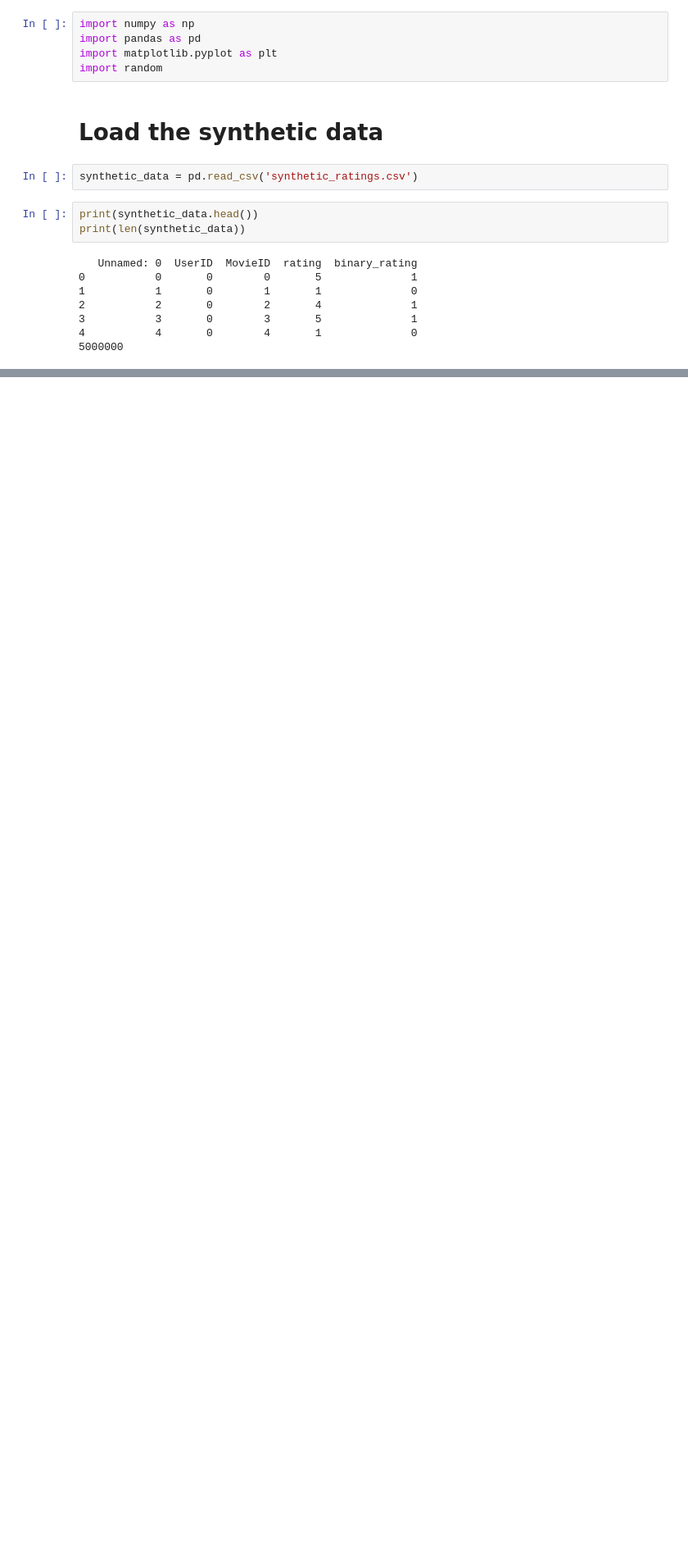
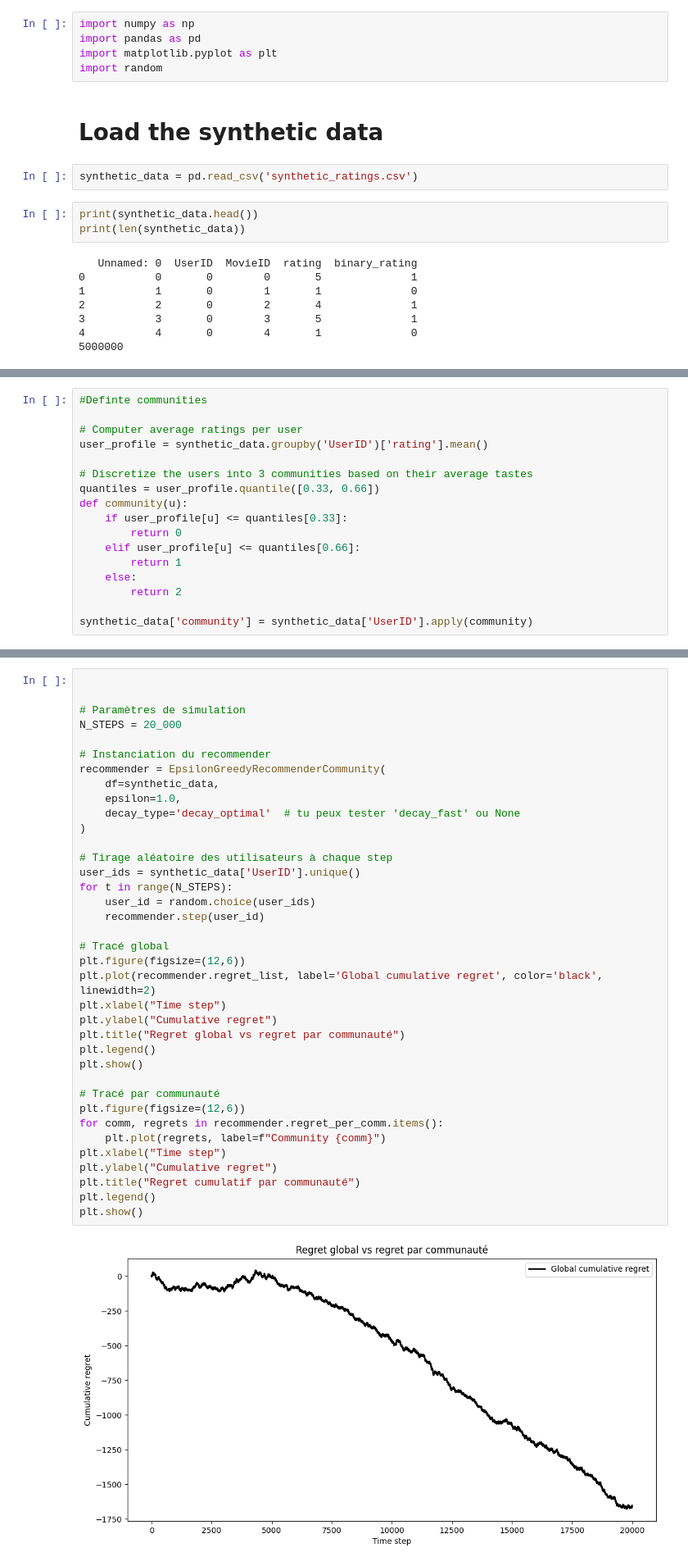
Before and after one commit to lealagonotte/Advanced_ML, a Jupyter notebook: synthetic_epsgreedy.ipynb, the cells around one changed output, grey strips where cells are left out. Shown at 82% size. Saved outputs shown, nothing was run; the diff lists cells and outputs as text; blank space fills up the shorter version.

```diff
--- a/synthetic_epsgreedy.ipynb
+++ b/synthetic_epsgreedy.ipynb
@@ -107,0 +180,17 @@ plt.show()
+# %%
+#Definte communities
+
+# Computer average ratings per user
+user_profile = synthetic_data.groupby('UserID')['rating'].mean()
+
+# Discretize the users into 3 communities based on their average tastes
+quantiles = user_profile.quantile([0.33, 0.66])
+def community(u):
+    if user_profile[u] <= quantiles[0.33]:
+        return 0
+    elif user_profile[u] <= quantiles[0.66]:
+        return 1
+    else:
+        return 2
+
+synthetic_data['community'] = synthetic_data['UserID'].apply(community)
@@ -107,0 +281,39 @@ plt.show()
+# %%
+
+
+# Paramètres de simulation
+N_STEPS = 20_000
+
+# Instanciation du recommender
+recommender = EpsilonGreedyRecommenderCommunity(
+    df=synthetic_data,
+    epsilon=1.0,
+    decay_type='decay_optimal'  # tu peux tester 'decay_fast' ou None
+)
+
+# Tirage aléatoire des utilisateurs à chaque step
+user_ids = synthetic_data['UserID'].unique()
+for t in range(N_STEPS):
+    user_id = random.choice(user_ids)
+    recommender.step(user_id)
+
+# Tracé global
+plt.figure(figsize=(12,6))
+plt.plot(recommender.regret_list, label='Global cumulative regret', color='black', linewidth=2)
+plt.xlabel("Time step")
+plt.ylabel("Cumulative regret")
+plt.title("Regret global vs regret par communauté")
+plt.legend()
+plt.show()
+
+# Tracé par communauté
+plt.figure(figsize=(12,6))
+for comm, regrets in recommender.regret_per_comm.items():
+    plt.plot(regrets, label=f"Community {comm}")
+plt.xlabel("Time step")
+plt.ylabel("Cumulative regret")
+plt.title("Regret cumulatif par communauté")
+plt.legend()
+plt.show()
+# %% [output]
+[figure, added]
```
Also changed, not shown: parts of 6 cells of this notebook.
